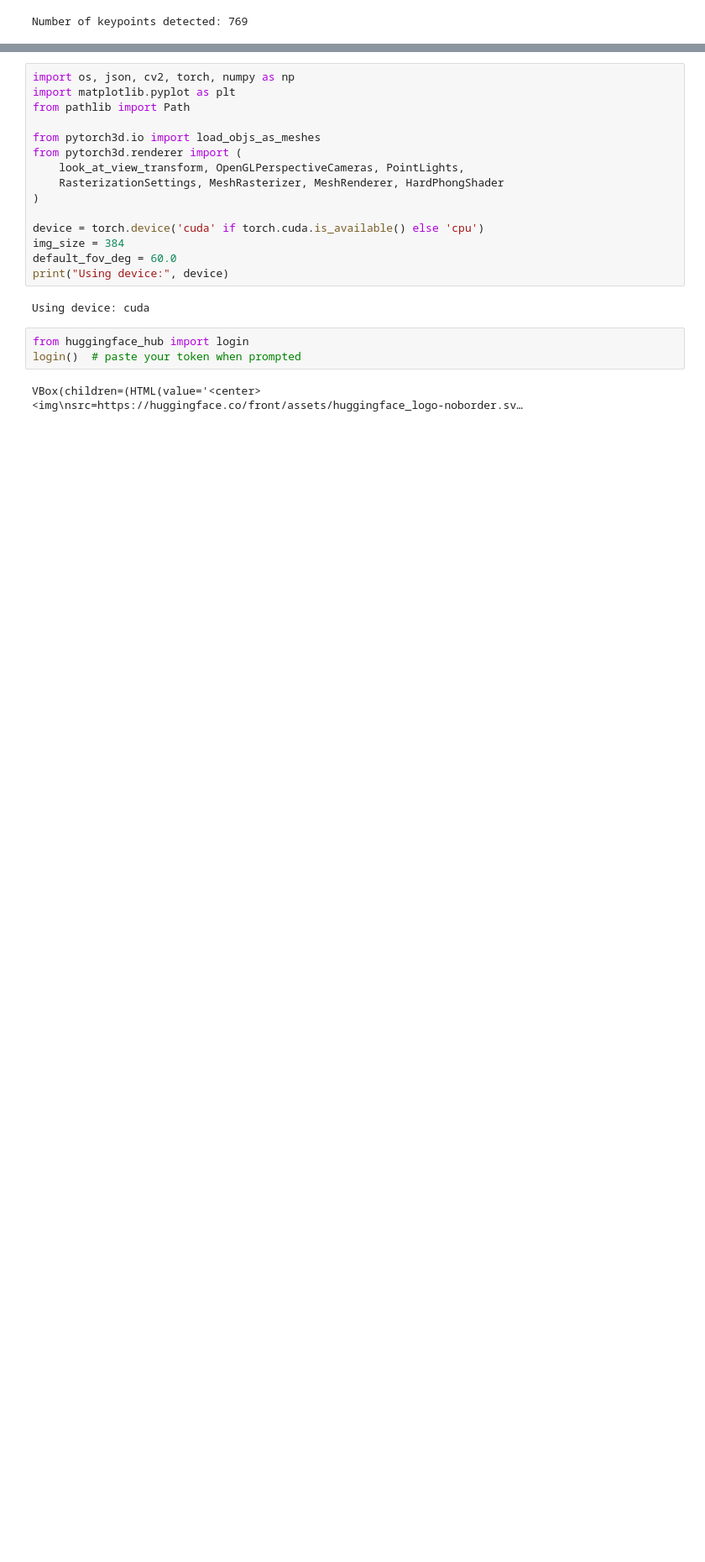
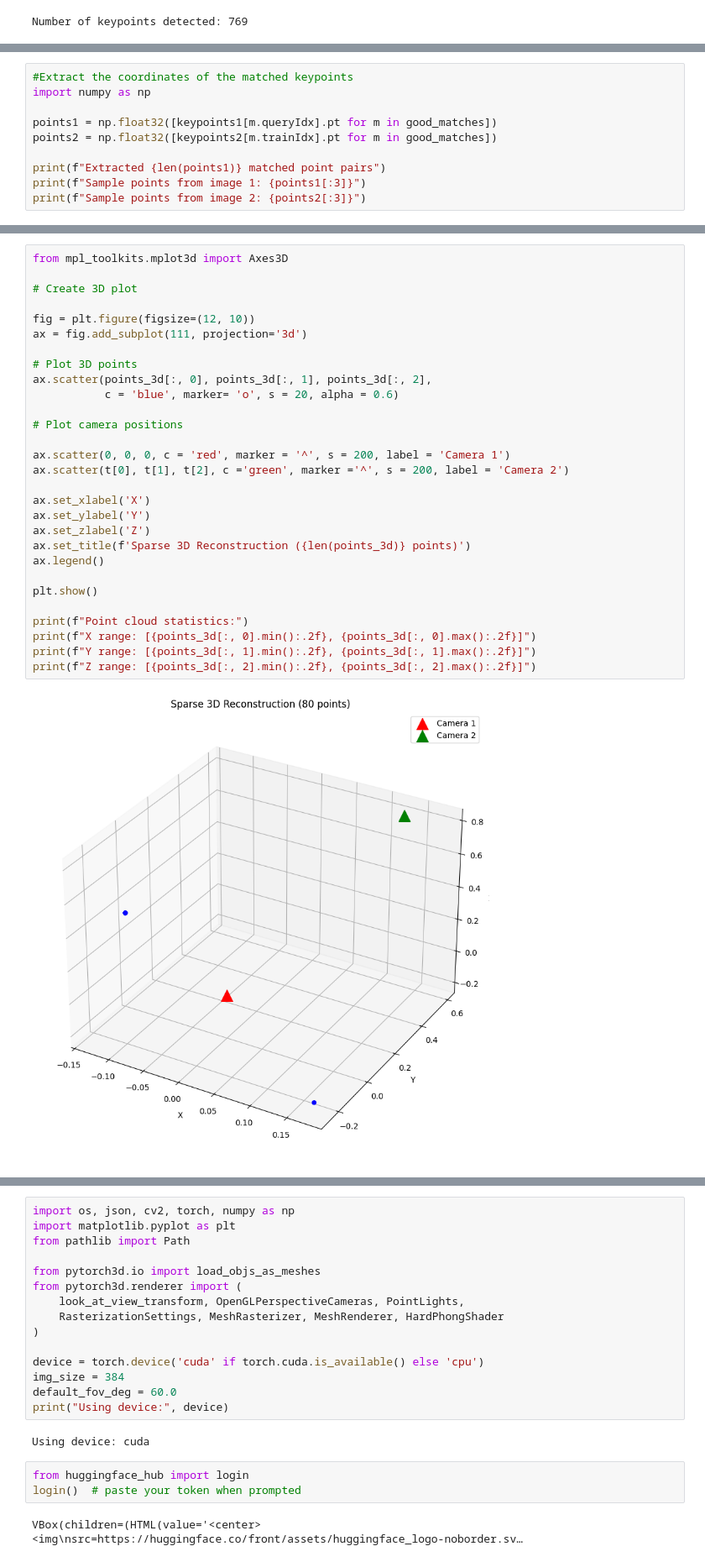
Before and after one commit to jorgemar723/3DObjectReconstruction, a Jupyter notebook: notebooks/render_shapenet_views.ipynb, the cells around one changed output, grey strips where cells are left out. Shown at 84% size. Cells and saved outputs as stored; diff of their text form; blank space fills up the shorter version.

```diff
--- a/notebooks/render_shapenet_views.ipynb
+++ b/notebooks/render_shapenet_views.ipynb
@@ -199 +199,11 @@ Number of good matches: 80
 [figure]
+# %%
+#Extract the coordinates of the matched keypoints
+import numpy as np
+
+points1 = np.float32([keypoints1[m.queryIdx].pt for m in good_matches])
+points2 = np.float32([keypoints2[m.trainIdx].pt for m in good_matches])
+
+print(f"Extracted {len(points1)} matched point pairs")
+print(f"Sample points from image 1: {points1[:3]}")
+print(f"Sample points from image 2: {points2[:3]}")
@@ -199,0 +320,31 @@ Number of good matches: 80
+# %%
+from mpl_toolkits.mplot3d import Axes3D
+
+# Create 3D plot
+
+fig = plt.figure(figsize=(12, 10))
+ax = fig.add_subplot(111, projection='3d')
+
+# Plot 3D points
+ax.scatter(points_3d[:, 0], points_3d[:, 1], points_3d[:, 2],
+           c = 'blue', marker= 'o', s = 20, alpha = 0.6)
+
+# Plot camera positions
+
+ax.scatter(0, 0, 0, c = 'red', marker = '^', s = 200, label = 'Camera 1')
+ax.scatter(t[0], t[1], t[2], c ='green', marker ='^', s = 200, label = 'Camera 2')
+
+ax.set_xlabel('X')
+ax.set_ylabel('Y')
+ax.set_zlabel('Z')
+ax.set_title(f'Sparse 3D Reconstruction ({len(points_3d)} points)')
+ax.legend()
+
+plt.show()
+
+print(f"Point cloud statistics:")
+print(f"X range: [{points_3d[:, 0].min():.2f}, {points_3d[:, 0].max():.2f}]")
+print(f"Y range: [{points_3d[:, 1].min():.2f}, {points_3d[:, 1].max():.2f}]")
+print(f"Z range: [{points_3d[:, 2].min():.2f}, {points_3d[:, 2].max():.2f}]")
+# %% [output]
+[figure, added]
```
Also changed, not shown: parts of 8 cells of this notebook.
